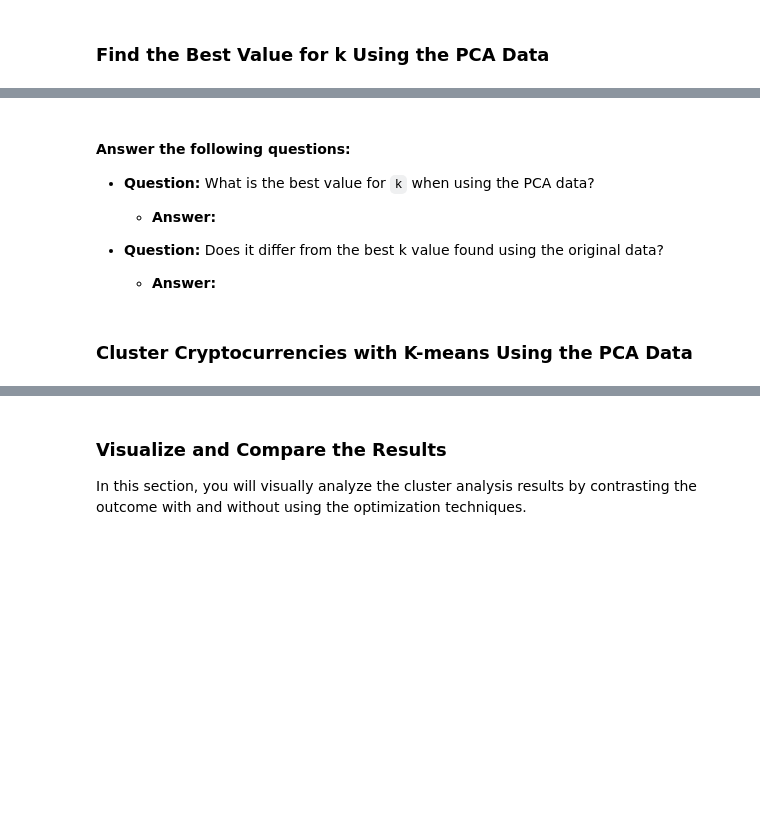
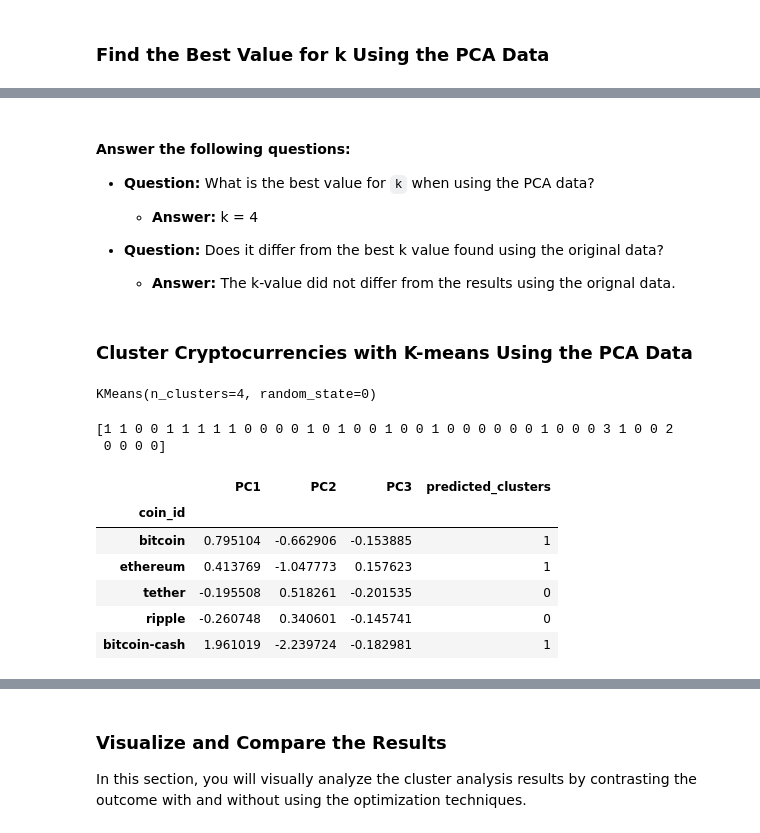
Before and after one commit to RPleasnick/CryptoClustering, a Jupyter notebook: Crypto_Clustering_starter_code.ipynb, the cells around one changed output, grey strips where cells are left out. Cells and saved outputs as stored; diff of their text form; code cells hidden in the pictures; blank space fills up the shorter version.

```diff
--- a/Crypto_Clustering_starter_code.ipynb
+++ b/Crypto_Clustering_starter_code.ipynb
@@ -295,30 +302,49 @@ inertia
 
 * **Question:** What is the best value for `k` when using the PCA data?
 
-  * **Answer:**
+  * **Answer:**  k = 4
 
 
 * **Question:** Does it differ from the best k value found using the original data?
 
-  * **Answer:**
+  * **Answer:**  The k-value did not differ from the results using the orignal data.
 # %% [markdown]
 ### Cluster Cryptocurrencies with K-means Using the PCA Data
 # %%
 # Initialize the K-Means model using the best value for k
+pca_model = KMeans(n_clusters=4, random_state=0)
 # %%
 # Fit the K-Means model using the PCA data
+pca_model.fit(new_pca_df)
+# %% [output]
+KMeans(n_clusters=4, random_state=0)
 # %%
 # Predict the clusters to group the cryptocurrencies using the PCA data
+pca_k4 = pca_model.predict(new_pca_df)
 
 # Print the resulting array of cluster values.
+print(pca_k4)
+# %% [output]
+[1 1 0 0 1 1 1 1 1 0 0 0 0 1 0 1 0 0 1 0 0 1 0 0 0 0 0 0 1 0 0 0 3 1 0 0 2
+ 0 0 0 0]
 # %%
 # Create a copy of the DataFrame with the PCA data
-
+new_pca_df_copy = new_pca_df.copy()
 
 # Add a new column to the DataFrame with the predicted clusters
+new_pca_df_copy["predicted_clusters"] = pca_k4
 
 
 # Display sample data
+new_pca_df_copy.head()
+# %% [output]
+|  | PC1 | PC2 | PC3 | predicted_clusters |
+| coin_id |  |  |  |  |
+| bitcoin | 0.795104 | -0.662906 | -0.153885 | 1 |
+| ethereum | 0.413769 | -1.047773 | 0.157623 | 1 |
+| tether | -0.195508 | 0.518261 | -0.201535 | 0 |
+| ripple | -0.260748 | 0.340601 | -0.145741 | 0 |
+| bitcoin-cash | 1.961019 | -2.239724 | -0.182981 | 1 |
 # %%
 # Create a scatter plot using hvPlot by setting
 # `x="PC1"` and `y="PC2"`.
```
Also changed, not shown: parts of 9 cells of this notebook.
